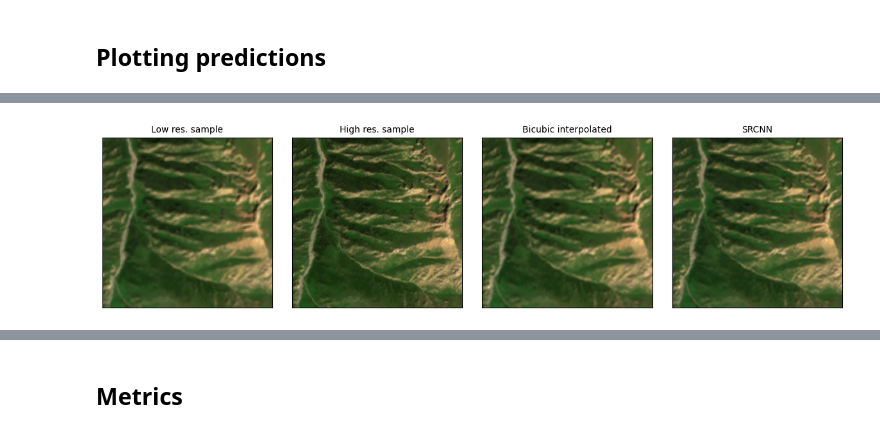
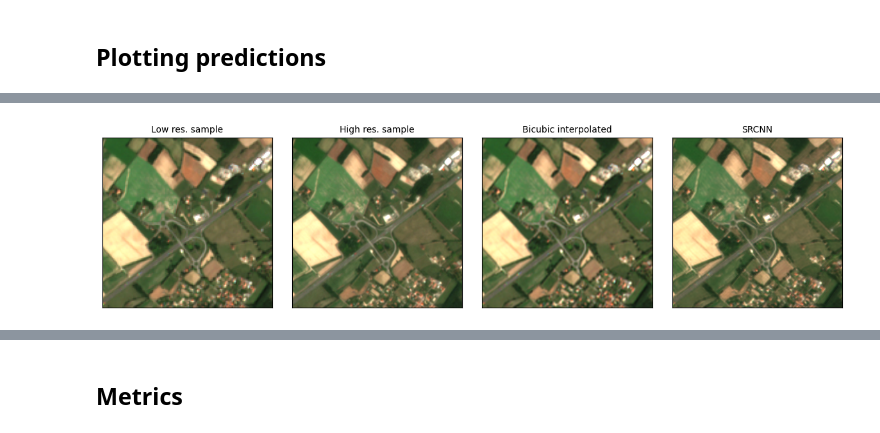
Before and after one commit to LimaoC/super-resolution-for-satellite-imagery, a Jupyter notebook: SR-AE/SRCNN_test.ipynb, the cells around one changed output, grey strips where cells are left out. Drawn from its saved outputs; the diff is of its cells as text; code cells hidden in the pictures.

```diff
--- a/SR-AE/SRCNN_test.ipynb
+++ b/SR-AE/SRCNN_test.ipynb
@@ -415,4 +395,2 @@ torch.save(model,"C:/Users/skouf/Documents/2024/STAT3007/stat3007-project/SR-AE/
-# %%
-model = torch.load("C:/Users/skouf/Documents/2024/STAT3007/stat3007-project/SR-AE/saved/newest_models/ABSOLUTE_BEST_MODEL.pt")
 # %% [markdown]
 ## Plotting predictions
@@ -430,29 +398,29 @@ SRCNN(
 means = y_train.mean(dim=[0,2,3])
 stds = y_train.std(dim=[0,2,3])
 # %%
-from pytorch_histogram_matching import Histogram_Matching
 from torchvision.transforms.functional import adjust_brightness
-i = 9
-model.to(torch.device("cuda"))
-k = adjust_brightness(nn.Upsample(scale_factor=2, mode='bicubic', align_corners=False)(x_train[:10]),5)
-out = model.forward(x_train[:10].to(torch.device("cuda")))
+x = range(0,10)
+i = 4
+model.to(torch.device("cpu"))
+k = adjust_brightness(nn.Upsample(scale_factor=2, mode='bicubic', align_corners=False)(x_train[x]),5)
+out = model.forward(x_train[x].to(torch.device("cpu")))
 out = adjust_brightness(out, 5).clamp(0,1)
 
 
 plot_gallery(
-    [adjust_brightness(x_train[:10][i],5).permute(1,2,0),
-    adjust_brightness(y_train[:10][i],5).permute(1,2,0),
+    [adjust_brightness(x_train[x][i],5).permute(1,2,0),
+    adjust_brightness(y_train[x][i],5).permute(1,2,0),
     k[i].permute(1,2,0),
     # out[i,[2,1,0],:,:].cpu().detach().permute(1,2,0)],
     out[i].cpu().detach().permute(1,2,0)],
     xscale=3,
     yscale=3,
     titles =
     ["Low res. sample",
      "High res. sample",
      "Bicubic interpolated",
      "SRCNN"]
     # output="C:/Users/skouf/Documents/2024/STAT3007/stat3007-project/SR-AE/figures/vgg_loss_feature_layers_sample.png"
 )
 # %% [output]
-[figure, old version]
+[figure, new version]
```
Also changed, not shown: parts of 20 cells of this notebook, 30 other files.
